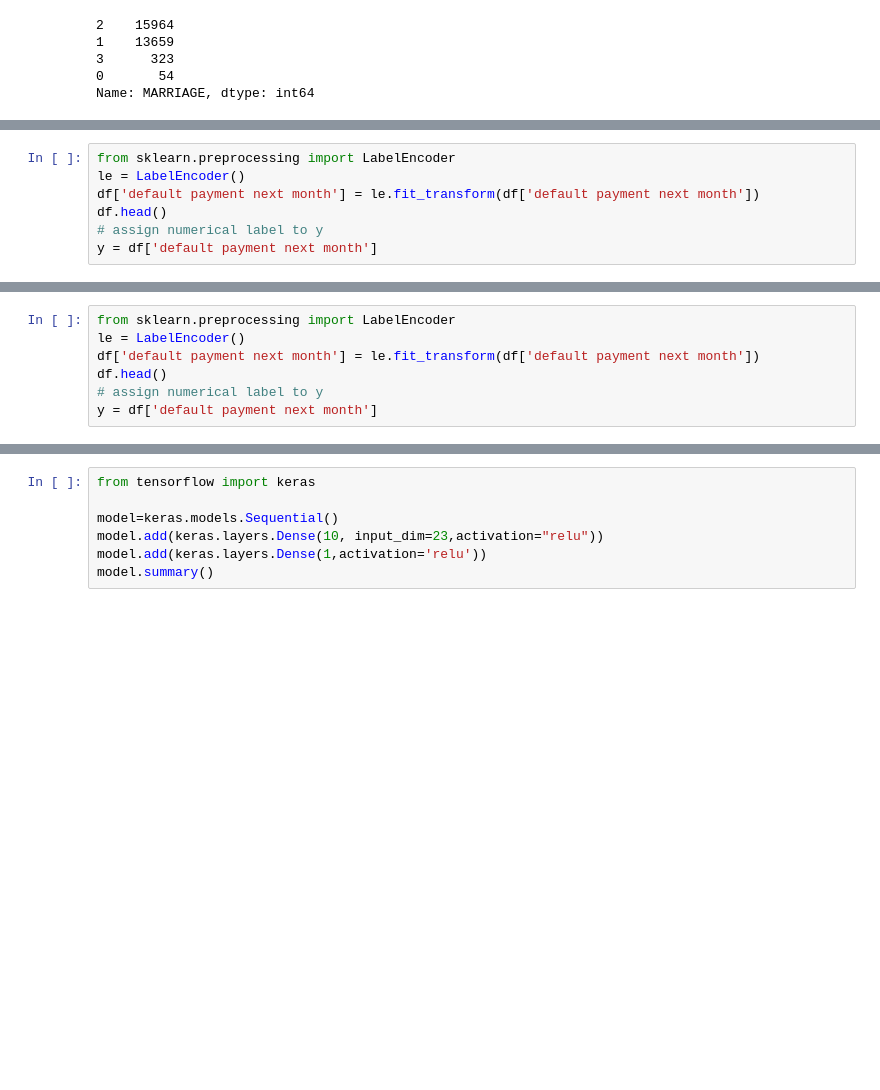
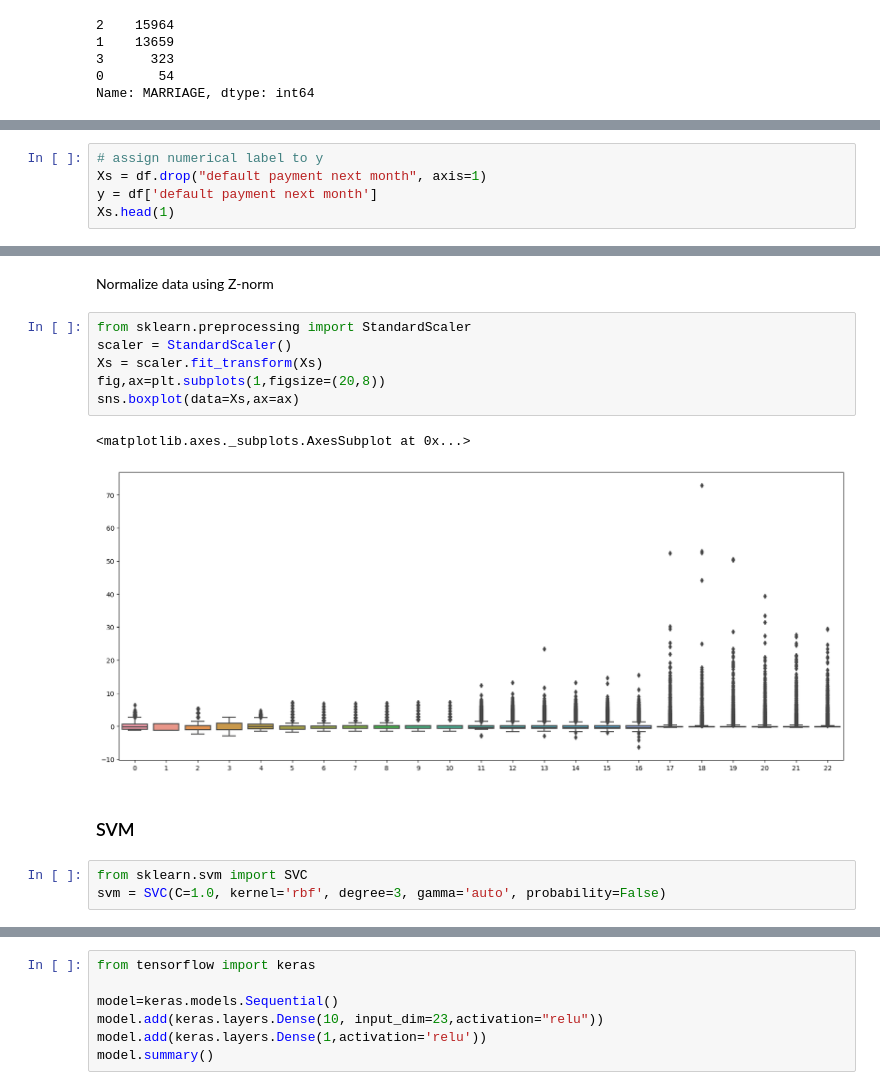
Before and after one commit to yizhengliu/MLCoursework, a Jupyter notebook: Coursework1_cat_so_far.ipynb, the cells around one changed output, grey strips where cells are left out. Cells and saved outputs as stored; diff of their text form; blank space fills up the shorter version.

```diff
--- a/Coursework1_cat_so_far.ipynb
+++ b/Coursework1_cat_so_far.ipynb
@@ -164,7 +136,0 @@ X.head(5)
-# %%
-from sklearn.preprocessing import LabelEncoder
-le = LabelEncoder()
-df['default payment next month'] = le.fit_transform(df['default payment next month'])
-df.head()
-# assign numerical label to y
-y = df['default payment next month']
@@ -206,7 +136,0 @@ sns.boxplot(data=Xs,ax=ax)
-# %%
-from sklearn.preprocessing import LabelEncoder
-le = LabelEncoder()
-df['default payment next month'] = le.fit_transform(df['default payment next month'])
-df.head()
-# assign numerical label to y
-y = df['default payment next month']
@@ -413,0 +154,5 @@ Classification accuracy: 81.92%
+# %%
+# assign numerical label to y
+Xs = df.drop("default payment next month", axis=1)
+y = df['default payment next month']
+Xs.head(1)
@@ -413,0 +205,16 @@ Classification accuracy: 81.92%
+# %% [markdown]
+Normalize data using Z-norm
+# %%
+from sklearn.preprocessing import StandardScaler
+scaler = StandardScaler()
+Xs = scaler.fit_transform(Xs)
+fig,ax=plt.subplots(1,figsize=(20,8))
+sns.boxplot(data=Xs,ax=ax)
+# %% [output]
+<matplotlib.axes._subplots.AxesSubplot at 0x...>
+[figure, added]
+# %% [markdown]
+<h3>SVM
+# %%
+from sklearn.svm import SVC
+svm = SVC(C=1.0, kernel='rbf', degree=3, gamma='auto', probability=False)
```
Also changed, not shown: parts of 65 cells of this notebook, 1 other file.
